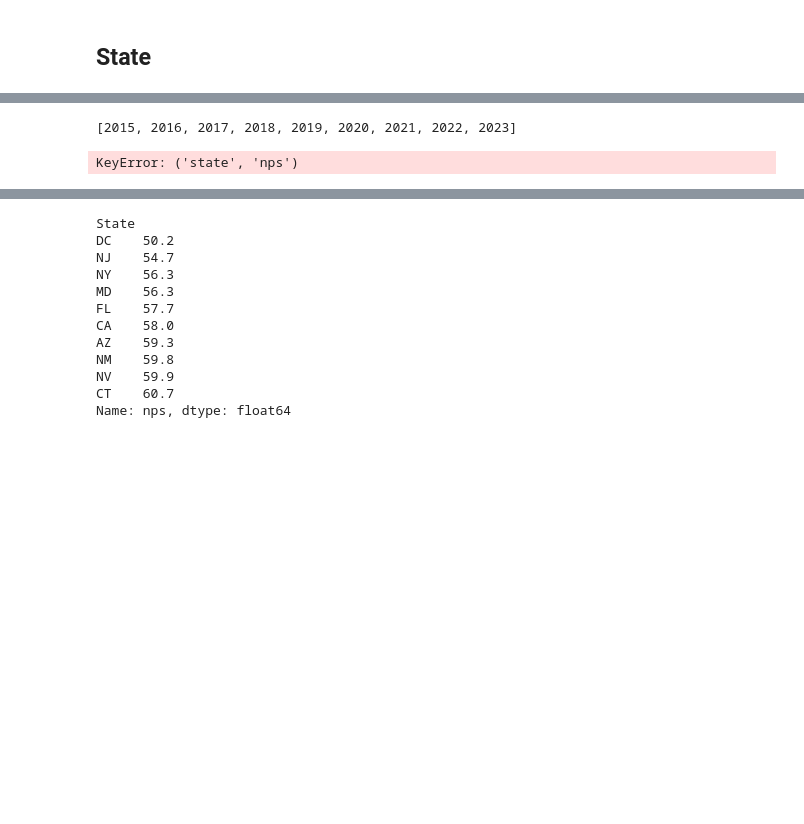
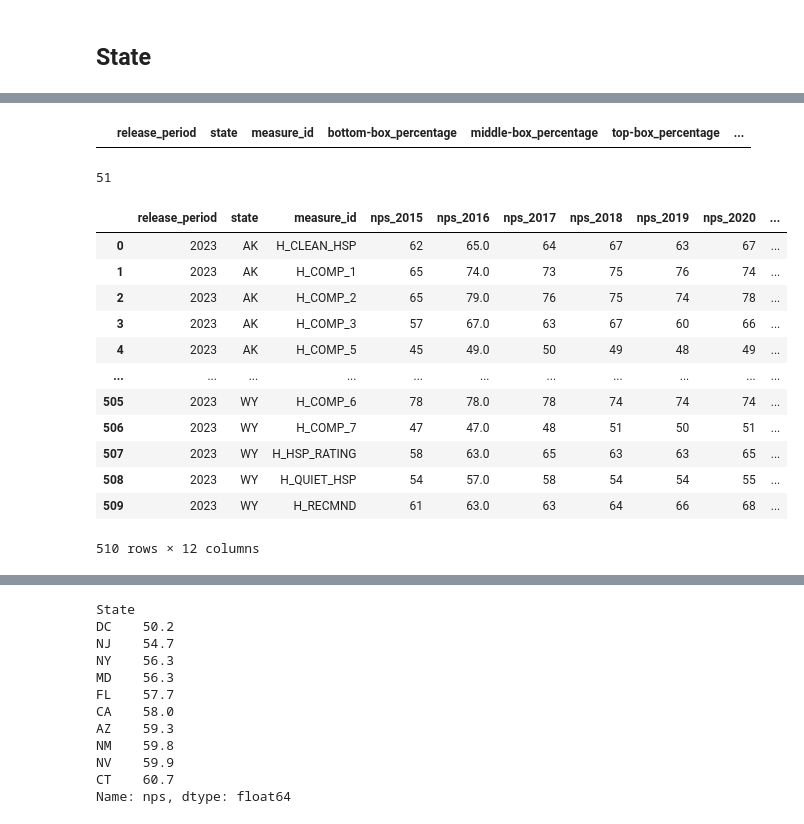
Before and after one commit to andyguo0228/maven_healthcare, a Jupyter notebook: maven_healthcare.ipynb, the cells around one changed output, grey strips where cells are left out. Cells and saved outputs as stored; diff of their text form; code cells hidden in the pictures; blank space fills up the shorter version.

Commit message:
year score change table created sort of

```diff
--- a/maven_healthcare.ipynb
+++ b/maven_healthcare.ipynb
@@ -111,14 +98,41 @@ state_results['nps'] = state_results['top-box_percentage'] - state_results['bott
+# %%
+x = state_results[state_results.release_period.dt.year == 2016]
+qq = state_results[state_results.state.isin(x.state.unique()) == False]
+x[x.state == 'MD']
+# %% [output]
+|  | release_period | state | measure_id | bottom-box_percentage | middle-box_percentage | top-box_percentage | ... |
+# %%
+state_results.state.nunique()
+# %% [output]
+51
 # %%
 df = state_results.copy()
 df.release_period = df.release_period.dt.year
 year_list = df.release_period.unique().tolist()
 
-df1 =
+df1 = df[df.release_period == 2023]
 for year in year_list:
     a = df[df.release_period == year]
+    df1 = pd.merge(df1,
+                   a[['state', 'measure_id', 'nps']],
+                   on=['state', 'measure_id'],
+                   how='left',
+                   suffixes=('', '_'+str(year))
+                   )
+
+df1.drop(columns=['bottom-box_percentage', 'middle-box_percentage', 'top-box_percentage', 'nps'], inplace=True)
+df1
 # %% [output]
+|  | release_period | state | measure_id | nps_2015 | nps_2016 | nps_2017 | nps_2018 | nps_2019 | nps_2020 | ... |
+| 0 | 2023 | AK | H_CLEAN_HSP | 62 | 65.0 | 64 | 67 | 63 | 67 | ... |
+| 1 | 2023 | AK | H_COMP_1 | 65 | 74.0 | 73 | 75 | 76 | 74 | ... |
+| 2 | 2023 | AK | H_COMP_2 | 65 | 79.0 | 76 | 75 | 74 | 78 | ... |
+| 3 | 2023 | AK | H_COMP_3 | 57 | 67.0 | 63 | 67 | 60 | 66 | ... |
+| 4 | 2023 | AK | H_COMP_5 | 45 | 49.0 | 50 | 49 | 48 | 49 | ... |
+| ... | ... | ... | ... | ... | ... | ... | ... | ... | ... | ... |
+| 505 | 2023 | WY | H_COMP_6 | 78 | 78.0 | 78 | 74 | 74 | 74 | ... |
+| 506 | 2023 | WY | H_COMP_7 | 47 | 47.0 | 48 | 51 | 50 | 51 | ... |
+| 507 | 2023 | WY | H_HSP_RATING | 58 | 63.0 | 65 | 63 | 63 | 65 | ... |
+| 508 | 2023 | WY | H_QUIET_HSP | 54 | 57.0 | 58 | 54 | 54 | 55 | ... |
+| 509 | 2023 | WY | H_RECMND | 61 | 63.0 | 63 | 64 | 66 | 68 | ... |
-[2015, 2016, 2017, 2018, 2019, 2020, 2021, 2022, 2023]
+510 rows × 12 columns
-# %%
-df[df.release_period == 2023]['state', 'nps']
-# %% [output]
-KeyError: ('state', 'nps')
```
Also changed, not shown: parts of 10 cells of this notebook.
